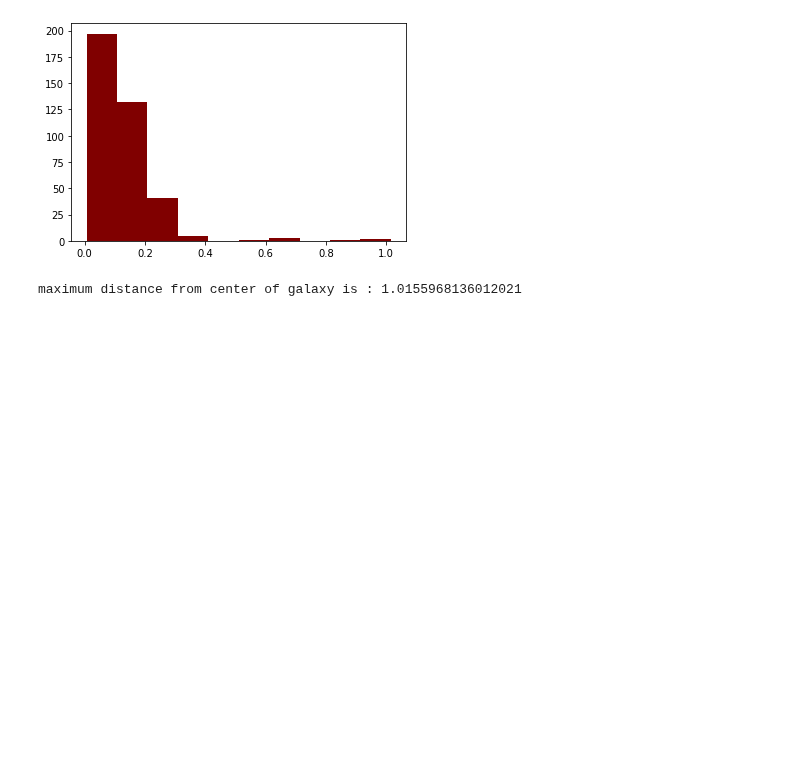
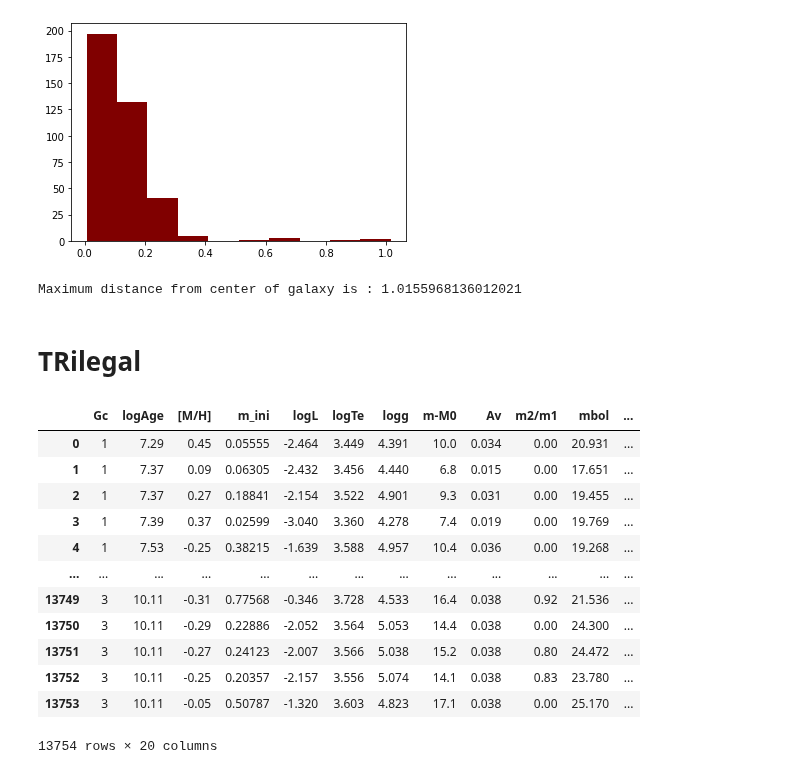
Before and after one commit to Mahdi-Abdollahii/NGC_6822, a Jupyter notebook: Trilegal_Data_Visualization/NGC6822_Trilegal_and_INF.ipynb, the cells around one changed output. Cells and saved outputs as stored; diff of their text form; code cells hidden in the pictures; blank space fills up the shorter version.

```diff
--- a/Trilegal_Data_Visualization/NGC6822_Trilegal_and_INF.ipynb
+++ b/Trilegal_Data_Visualization/NGC6822_Trilegal_and_INF.ipynb
@@ -140,6 +147,8 @@ plt.hist(df['DCG'], color='maroon')
  <a list of 10 Patch objects>)
 [figure]
 # %%
-print('maximum distance from center of galaxy is : ' + str( max(df['DCG'])))
+print('Maximum distance from center of galaxy is : ' + str( max(df['DCG'])))
 # %% [output]
-maximum distance from center of galaxy is : 1.0155968136012021
+Maximum distance from center of galaxy is : 1.0155968136012021
+# %% [markdown]
+# TRilegal
@@ -145,0 +157,16 @@ maximum distance from center of galaxy is : 1.0155968136012021
+# %%
+df_trilegal
+# %% [output]
+|  | Gc | logAge | [M/H] | m_ini | logL | logTe | logg | m-M0 | Av | m2/m1 | mbol | ... |
+| 0 | 1 | 7.29 | 0.45 | 0.05555 | -2.464 | 3.449 | 4.391 | 10.0 | 0.034 | 0.00 | 20.931 | ... |
+| 1 | 1 | 7.37 | 0.09 | 0.06305 | -2.432 | 3.456 | 4.440 | 6.8 | 0.015 | 0.00 | 17.651 | ... |
+| 2 | 1 | 7.37 | 0.27 | 0.18841 | -2.154 | 3.522 | 4.901 | 9.3 | 0.031 | 0.00 | 19.455 | ... |
+| 3 | 1 | 7.39 | 0.37 | 0.02599 | -3.040 | 3.360 | 4.278 | 7.4 | 0.019 | 0.00 | 19.769 | ... |
+| 4 | 1 | 7.53 | -0.25 | 0.38215 | -1.639 | 3.588 | 4.957 | 10.4 | 0.036 | 0.00 | 19.268 | ... |
+| ... | ... | ... | ... | ... | ... | ... | ... | ... | ... | ... | ... | ... |
+| 13749 | 3 | 10.11 | -0.31 | 0.77568 | -0.346 | 3.728 | 4.533 | 16.4 | 0.038 | 0.92 | 21.536 | ... |
+| 13750 | 3 | 10.11 | -0.29 | 0.22886 | -2.052 | 3.564 | 5.053 | 14.4 | 0.038 | 0.00 | 24.300 | ... |
+| 13751 | 3 | 10.11 | -0.27 | 0.24123 | -2.007 | 3.566 | 5.038 | 15.2 | 0.038 | 0.80 | 24.472 | ... |
+| 13752 | 3 | 10.11 | -0.25 | 0.20357 | -2.157 | 3.556 | 5.074 | 14.1 | 0.038 | 0.83 | 23.780 | ... |
+| 13753 | 3 | 10.11 | -0.05 | 0.50787 | -1.320 | 3.603 | 4.823 | 17.1 | 0.038 | 0.00 | 25.170 | ... |
+13754 rows × 20 columns
```
Also changed, not shown: parts of 4 cells of this notebook.
